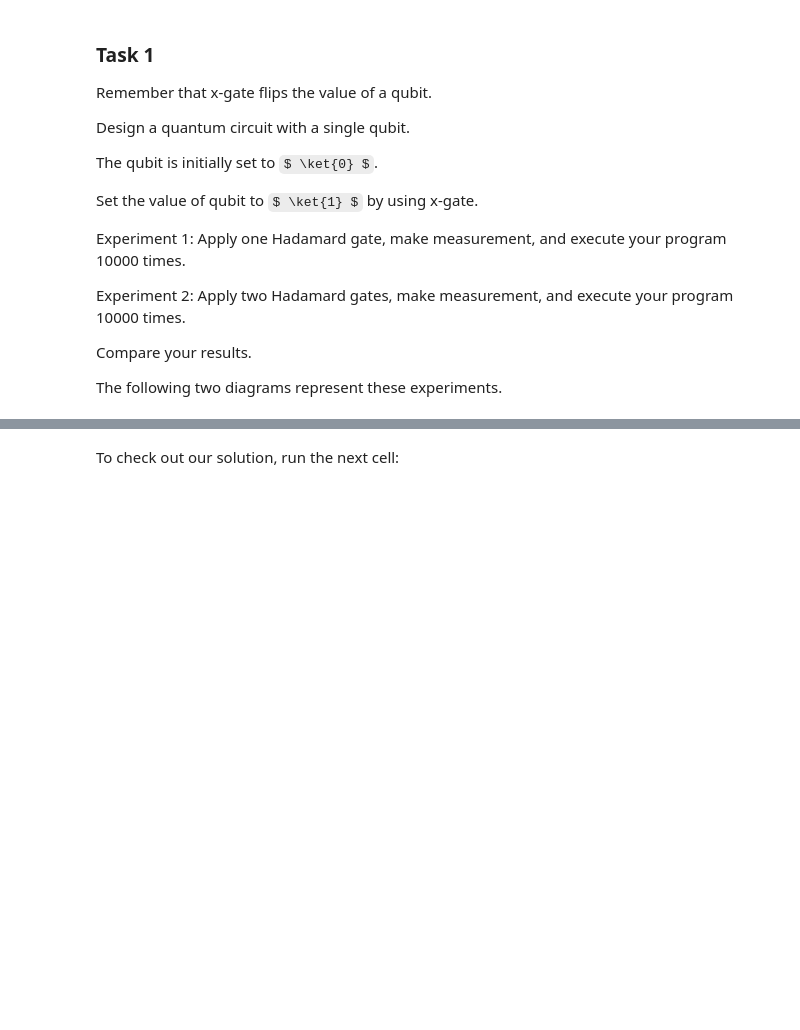
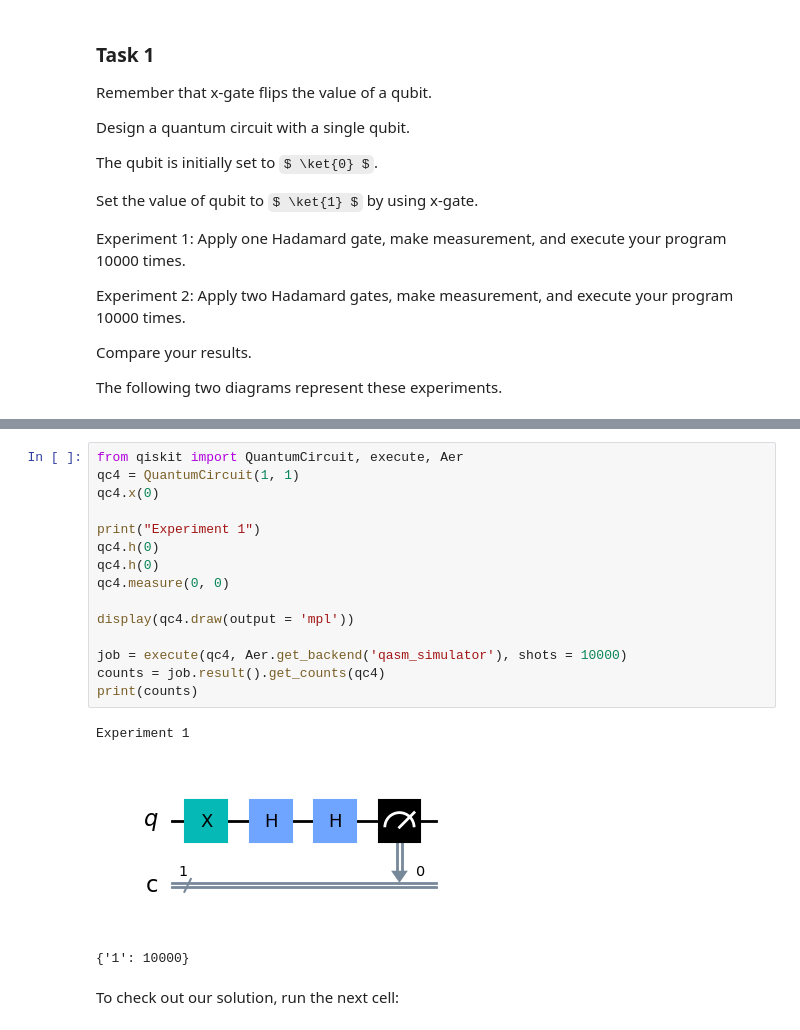
Before and after one commit to james-lucius/qworld, a Jupyter notebook: QB23_Q20_Hadamard.ipynb, the cells around one changed output, grey strips where cells are left out. Saved outputs shown, nothing was run; the diff lists cells and outputs as text; some formulas as TeX source; blank space fills up the shorter version.

```diff
--- a/QB23_Q20_Hadamard.ipynb
+++ b/QB23_Q20_Hadamard.ipynb
@@ -205,3 +252,22 @@ The following two diagrams represent these experiments.
+# %%
+from qiskit import QuantumCircuit, execute, Aer
+qc4 = QuantumCircuit(1, 1)
+qc4.x(0)
+
+print("Experiment 1")
+qc4.h(0)
+qc4.h(0)
+qc4.measure(0, 0)
+
+display(qc4.draw(output = 'mpl'))
+
+job = execute(qc4, Aer.get_backend('qasm_simulator'), shots = 10000)
+counts = job.result().get_counts(qc4)
+print(counts)
+# %% [output]
+Experiment 1
+[figure, added]
+{'1': 10000}
 # %% [markdown]
 To check out our solution, run the next cell:
 # %%
```
Also changed, not shown: parts of 8 cells of this notebook.
